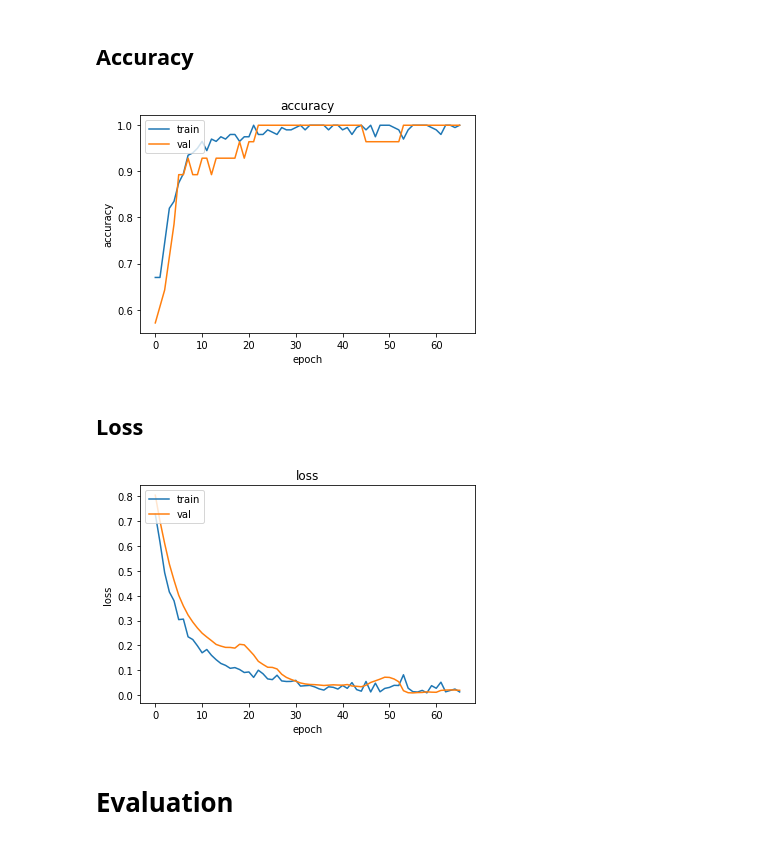
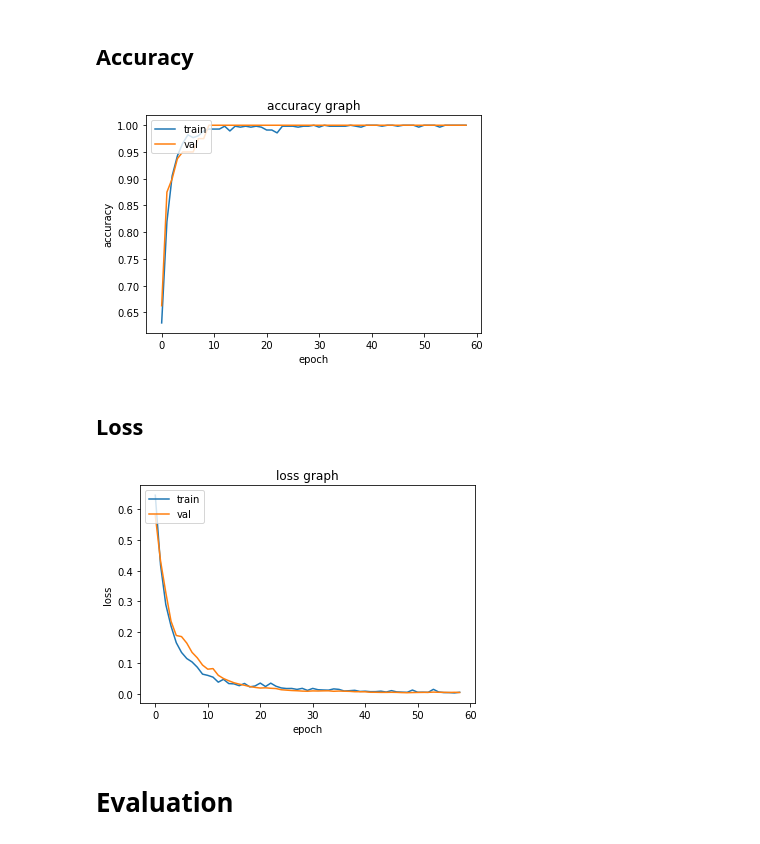
Before and after one commit to 5hyfilm-zz/deeplearning-ca, a Jupyter notebook: AJPOM_cancer_Ex1_DenseNet121.ipynb, the cells around one changed output. Saved outputs shown, nothing was run; the diff lists cells and outputs as text; code cells hidden in the pictures.

```diff
--- a/AJPOM_cancer_Ex1_DenseNet121.ipynb
+++ b/AJPOM_cancer_Ex1_DenseNet121.ipynb
@@ -66,7 +67,7 @@ EPOCHS = 100
 BATCH_SIZE = 32
 NUM_CLASSES = 2
 
-LR = 3e-5 # Learning rate
+LR = 1e-5 # Learning rate
 # %% [markdown]
 # Data Preparation
 # %%
@@ -99,7 +92,7 @@ splitfolders.ratio('/content/AJPom-cancer_data/data',
 # %%
-train_path = '/content/split_data/train'
-val_path = '/content/split_data/val'
-test_path = '/content/split_data/test'
+train_path = '/content/AJPom_cancer_data/dataset/train'
+val_path = '/content/AJPom_cancer_data/dataset/val'
+test_path = '/content/AJPom_cancer_data/dataset/test'
 # %% [markdown]
 ## Data Augmentation
 # %%
@@ -144,9 +137,15 @@ Found 60 images belonging to 2 classes.
 # %%
 def build_model_DenseNet121():
   base_model = tf.keras.applications.DenseNet121(include_top=False, input_shape=(IMG_WIDTH, IMG_HEIGHT, 3), weights='imagenet')
-  average_pooling_layer = tf.keras.layers.GlobalAveragePooling2D()(base_model.output)
-  prediction_layer = tf.keras.layers.Dense(units=NUM_CLASSES, activation='softmax', name='prediction')(average_pooling_layer)
-  model = Model(inputs=base_model.input, outputs=prediction_layer)
+  average_pooling_layer = GlobalAveragePooling2D()(base_model.output)
+  # dense1 = Dense(1024, activation='relu', kernel_regularizer=regularizers.l2(0.01))(average_pooling_layer)
+  # # dense2 = Dense(512, activation='relu', kernel_regularizer=regularizers.l2(0.01))(dense1)
+  # dense3 = Dense(256, activation='relu', kernel_regularizer=regularizers.l2(0.01))(dense1)
+  # dense4 = Dense(128, activation='relu', kernel_regularizer=regularizers.l2(0.01))(dense3)
+  # dense5 = Dense(64, activation='relu', kernel_regularizer=regularizers.l2(0.01))(dense4)
+  # dropout1 = Dropout(0.5)(dense5)
+  prediction_layer = Dense(units=NUM_CLASSES, activation='softmax', name='prediction')(average_pooling_layer)
+  model = tf.keras.models.Model(inputs=base_model.input, outputs=prediction_layer)
   return model
 # %%
 model = build_model_DenseNet121()
@@ -221,13 +220,13 @@ Epoch 00066: ReduceLROnPlateau reducing learning rate to 8.999999772640877e-06.
 # %%
 plt.plot(history.history['accuracy'])
 plt.plot(history.history['val_accuracy'])
 plt.ylabel('accuracy')
 plt.xlabel('epoch')
 plt.legend(['train', 'val'], loc='upper left')
-plt.title('accuracy')
+plt.title('accuracy graph')
 plt.show()
 # %% [output]
-[figure, old version]
+[figure, new version]
 # %% [markdown]
 ## Loss
 # %%
@@ -236,10 +235,10 @@ plt.plot(history.history['val_loss'])
 plt.ylabel('loss')
 plt.xlabel('epoch')
 plt.legend(['train', 'val'], loc='upper left')
-plt.title('loss')
+plt.title('loss graph')
 plt.show()
 # %% [output]
-[figure, old version]
+[figure, new version]
 # %% [markdown]
 # Evaluation
 # %%
```
Also changed, not shown: parts of 44 cells of this notebook.
